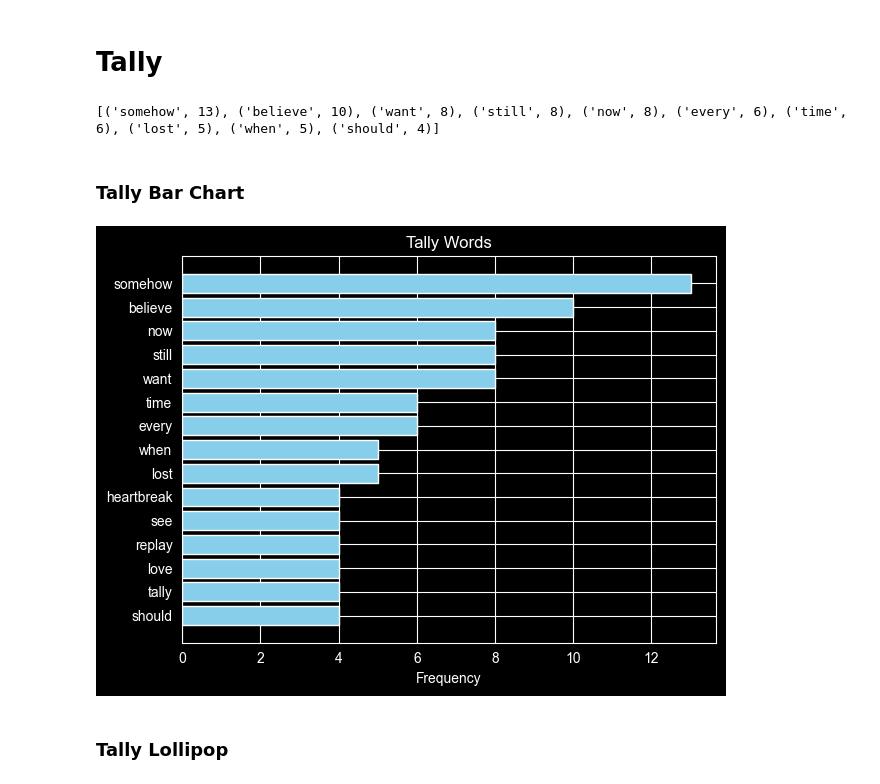
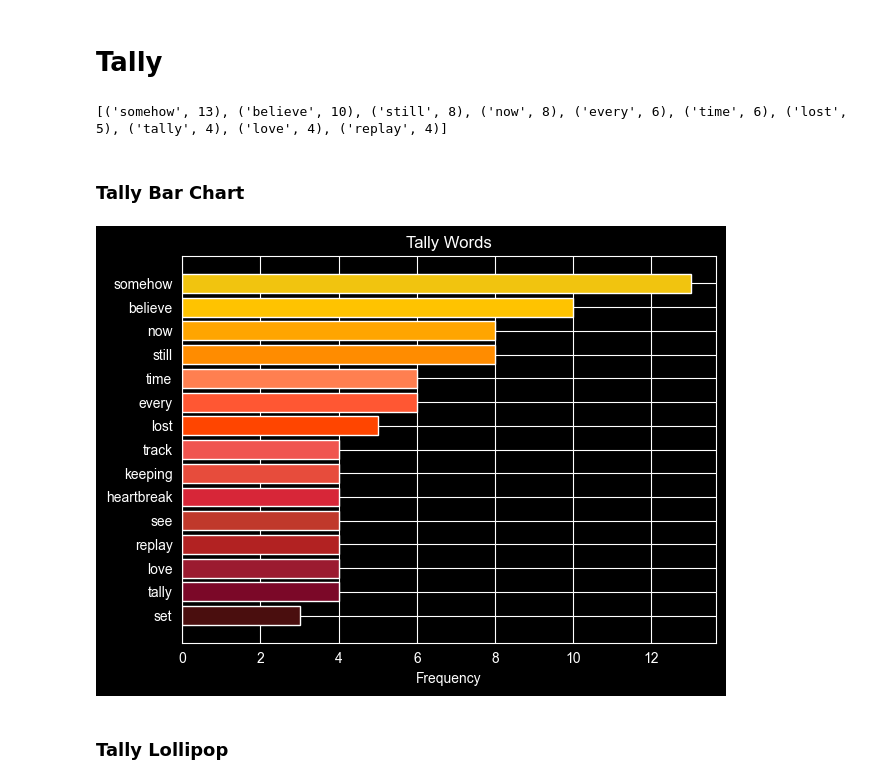
Before and after one commit to MeredithClikkie/torchbearerlab.github.io, a Jupyter notebook: Tally.ipynb, the cells around one changed output. Cells and saved outputs as stored; diff of their text form; code cells hidden in the pictures.

```diff
--- a/Tally.ipynb
+++ b/Tally.ipynb
@@ -23,7 +23,7 @@ stop_words = [
     "but", "if", "or", "because", "as", "until", "while", "of", "at", "by",
     "for", "with", "about", "against", "between", "into", "through", "during",
     "before", "after", "above", "below", "to", "from", "up", "down", "in",
-    "out", "on", "off", "over", "under", "again", "further", "then", "once", "not", "no", "yes", "so", "can", "just", "dont", "yeah", "let"
+    "out", "on", "off", "over", "under", "again", "further", "then", "once", "not", "no", "yes", "so", "can", "just", "dont", "yeah", "let", "im", "ah", "want", "like", "ive", "all", "ooh", "ill", "even", "forforforforforfor", "yeahyeahyeahyeah", "daisychained" "thats", "there", "oh", "hell", "wasnt", "when", "shouldnt", "would", "than", "cant", "youre", "here", "all", "cause", "got", "where", "too", "should"
 ]
 
 # Function to remove stop words from a string
@@ -104,24 +104,43 @@ counts = Counter(words)
 # 5. Output: View the most frequent meaningful words
 print(counts.most_common(10))
 # %% [output]
-[('somehow', 13), ('believe', 10), ('want', 8), ('still', 8), ('now', 8), ('every', 6), ('time', 6), ('lost', 5), ('when', 5), ('should', 4)]
+[('somehow', 13), ('believe', 10), ('still', 8), ('now', 8), ('every', 6), ('time', 6), ('lost', 5), ('tally', 4), ('love', 4), ('replay', 4)]
 # %% [markdown]
 ### Tally Bar Chart
 # %%
 # Convert your Counter object to a sorted DataFrame
 df_counts = pd.DataFrame(counts.most_common(15), columns=['Word', 'Count'])
 df_counts = df_counts.sort_values(by='Count', ascending=True)
 
+# Define Red/Orange/Yellow palette
+warm_colors = [
+    '#4A0E0E', # Dark Garnet
+    '#7B0828', # Deep Ruby
+    '#9B1B30', # Chili Pepper
+    '#B22222', # Firebrick
+    '#C0392B', # Pomegranate
+    '#D72638', # Crimson
+    '#E74C3C', # Alizarin
+    '#F0544F', # Soft Coral
+    '#FF4500', # Orange Red
+    '#FF5733', # Persimmon
+    '#FF7F50', # Coral
+    '#FF8C00', # Dark Orange
+    '#FFA500', # Orange
+    '#FFC300', # Sunflower
+    '#F1C40F'  # Maize
+]
+
 # Create the plot
-plt.barh(df_counts['Word'], df_counts['Count'], color='skyblue')
+plt.barh(df_counts['Word'], df_counts['Count'], color=warm_colors)
 plt.xlabel('Frequency')
 plt.title('Tally Words')
 plt.tight_layout()
 
 # Save or display
 plt.savefig('tally_bar.png')
 # %% [output]
-[figure, old version]
+[figure, new version]
 # %% [markdown]
 ###  Tally Lollipop
 # %%
```
Also changed, not shown: parts of 6 cells of this notebook, 5 other files.
